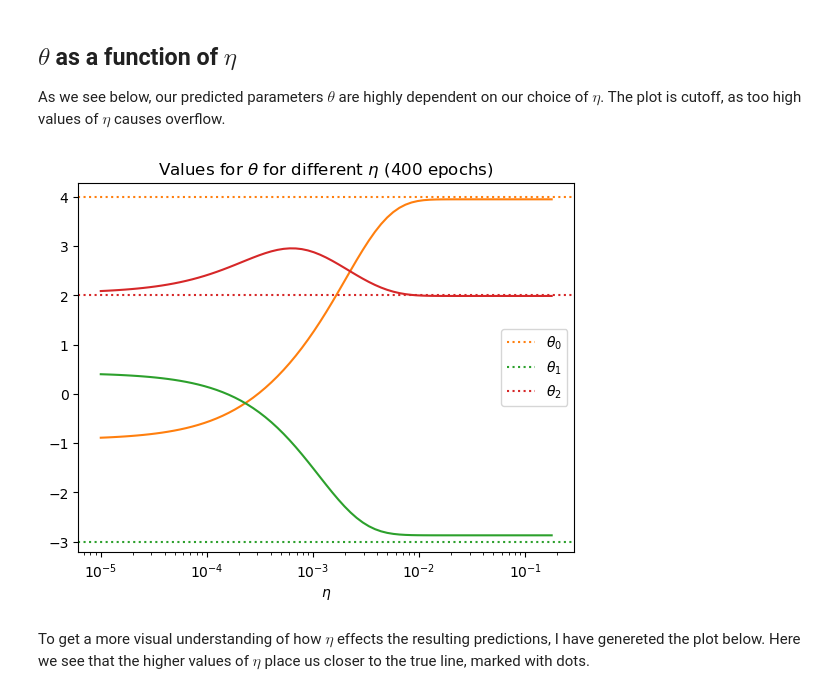
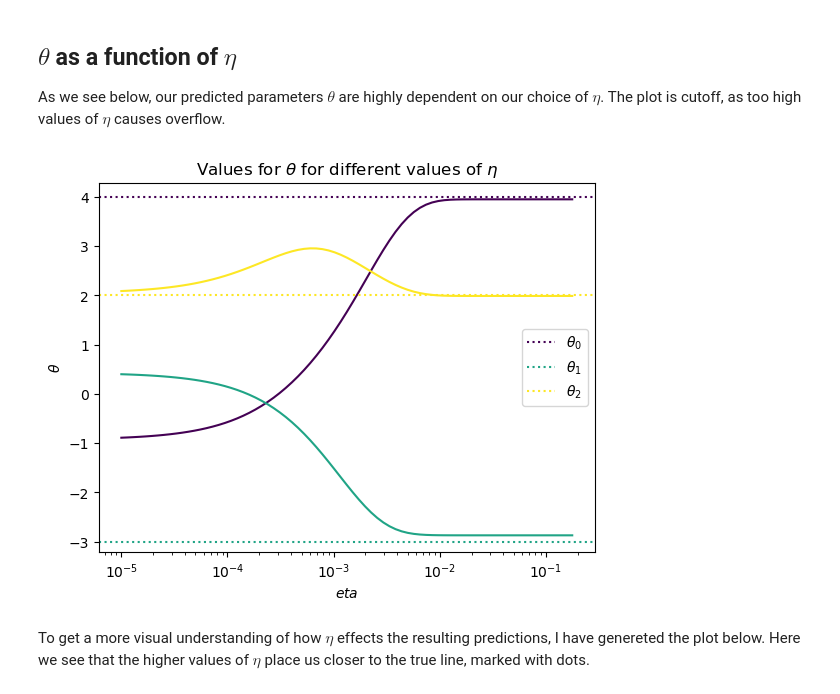
Before and after one commit to augustfe/FYSSTK, a Jupyter notebook: Project2/src/gradient_analysis.ipynb, the cells around one changed output. Drawn from its saved outputs; the diff is of its cells as text; code cells hidden in the pictures.

Commit message:
Added plotTheta.

```diff
--- a/Project2/src/gradient_analysis.ipynb
+++ b/Project2/src/gradient_analysis.ipynb
@@ -81,13 +69,12 @@ def plot_thetas(theta_arr, x_vals, xscale="linear"):
 ## $\theta$ as a function of $\eta$
 
 As we see below, our predicted parameters $\theta$ are highly dependent on our choice of $\eta$. The plot is cutoff, as too high values of $\eta$ causes overflow.
-# %%
-plot_thetas(theta_arr, eta_arr, xscale="log")
-plt.xlabel(r"$\eta$")
-plt.title(fr"Values for $\theta$ for different $\eta$ ({n_epochs} epochs)")
-plt.show()
-# %% [output]
-[figure, removed]
+# %%
+from plotutils import plotThetas
+
+plotThetas(theta_arr, eta_arr, xscale="log", true_theta=[4, -3, 2])
+# %% [output]
+[figure, added]
 # %%
 def predict_per_theta(theta_arr):
     ynew_vals = snp.zeros((len(theta_arr), 100))
```
Also changed, not shown: parts of 1 cell of this notebook, 2 other files.
